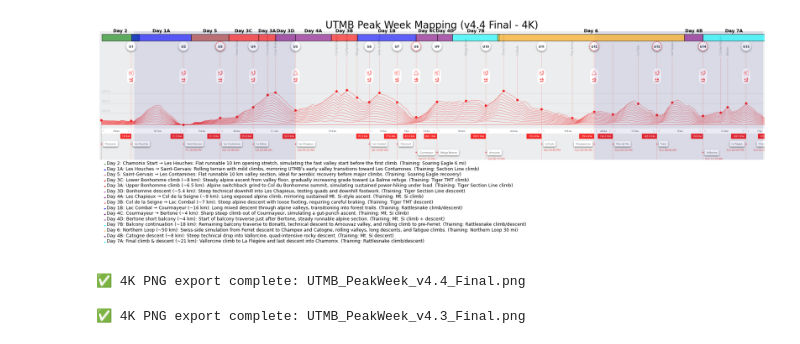
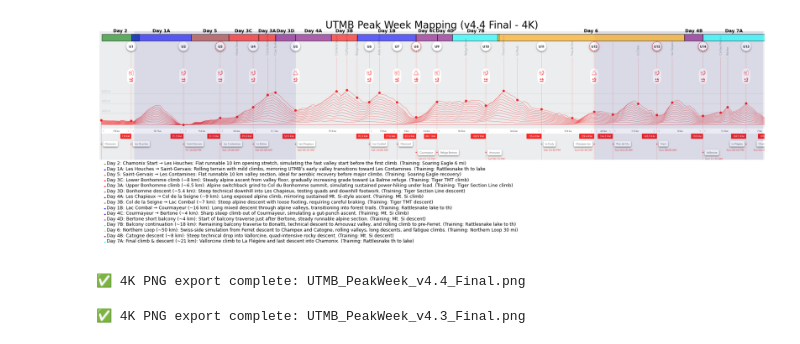
Before and after one commit to cobase2010/UTMB-Course-Mapping-to-Training, a Jupyter notebook: UTMB_peak_week.ipynb, the cells around one changed output. Saved outputs shown, nothing was run; the diff lists cells and outputs as text; code cells hidden in the pictures.

```diff
--- a/UTMB_peak_week.ipynb
+++ b/UTMB_peak_week.ipynb
@@ -65,7 +65,7 @@ blocks_km = [
     # Day 1A: Les Houches → Saint-Gervais → Les Contamines
     {"day": "Day 1A", "color": "blue",
      "desc": "Les Houches → Saint-Gervais: Rolling terrain with mild climbs, mirroring UTMB’s early valley transitions "
-             "toward Les Contamines. (Training: Section Line climb)",
+             "toward Les Contamines. (Training: Rattlesnake th to lake",
      "start_km": aid_stations_km["Les Houches"], "km": 16},
 
     # Day 5: Saint-Gervais → Les Contamines flat runnable valley
@@ -110,7 +110,7 @@ blocks_km = [
     # Day 1B: Lac Combal → Courmayeur descent
     {"day": "Day 1B", "color": "blue",
      "desc": "Lac Combal → Courmayeur (~16 km): Long mixed descent through alpine valleys, transitioning into "
-             "forest trails. (Training: Rattlesnake climb/descent)",
+             "forest trails. (Training: Rattlesnake lake to th)",
      "start_km": aid_stations_km["Lac Combal"],
      "km": aid_stations_km["Courmayeur"] - aid_stations_km["Lac Combal"]},
 
@@ -124,7 +124,7 @@ blocks_km = [
     # Day 4D: Bertone short balcony section
     {"day": "Day 4D", "color": "purple",
      "desc": "Bertone short balcony (~4 km): Start of balcony traverse just after Bertone, "
-             "steady runnable alpine section. (Training: Mt. Si climb + descent)",
+             "steady runnable alpine section. (Training: Mt. Si descent)",
      "start_km": aid_stations_km["Refuge Bertone"],
      "km": 4},
 
@@ -132,7 +132,7 @@ blocks_km = [
     {"day": "Day 7B", "color": "cyan",
      "desc": "Balcony continuation (~18 km): Remaining balcony traverse to Bonatti, "
              "technical descent to Arnouvaz valley, and rolling climb to pre-Ferret. "
-             "(Training: Rattlesnake climb/descent)",
+             "(Training: Rattlesnake lake to th)",
      "start_km": aid_stations_km["Refuge Bertone"] + 4,
      "km": aid_stations_km["Grand Col Ferret"] - (aid_stations_km["Refuge Bertone"] + 4) - 1},
 
@@ -153,7 +153,7 @@ blocks_km = [
     # Day 7A: Vallorcine → La Flégère → Chamonix
     {"day": "Day 7A", "color": "cyan",
      "desc": "Final climb & descent (~21 km): Vallorcine climb to La Flégère and last descent into Chamonix. "
-             "(Training: Rattlesnake climb/descent)",
+             "(Training: Rattlesnake th to lake)",
      "start_km": aid_stations_km["Vallorcine"],
      "km": aid_stations_km["Chamonix Finish"] - aid_stations_km["Vallorcine"]},
 ]
@@ -178,34 +178,34 @@ ax.add_patch(patches.Rectangle((km_to_x(131), 0), km_to_x(176)-km_to_x(131), hei
 # # === Aid Stations ===
 # for name, km in aid_stations_km.items():
 #     x = km_to_x(km)
 #     ax.axvline(x=x, color="red", linestyle="--", linewidth=1.5)
 #     ax.text(x, height - extra_space - 15, name, ha="center", va="top", fontsize=10, color="red", rotation=90)
 
 # === Training Blocks ===
 block_height = 75
 block_y = 30
 for b in blocks_km:
     x_start = km_to_x(b["start_km"])
     width = km_to_x(b["start_km"] + b["km"]) - x_start
     rect = patches.Rectangle((x_start, block_y), width, block_height, facecolor=b["color"], alpha=0.6, edgecolor="black")
     ax.add_patch(rect)
     ax.text(x_start + width/2, block_y - 8, b["day"], ha="center", va="bottom", fontsize=9, fontweight="bold", color="black")
 
 # === Legend ===
 legend_y_start = img.size[1] - extra_space + 50
 line_spacing = 60
 for i, b in enumerate(blocks_km):
     y_pos = legend_y_start + i * line_spacing
     ax.add_patch(patches.Rectangle((50, y_pos - 6), 14, 10, facecolor=b["color"]))
     ax.text(75, y_pos, f"{b['day']}: {b['desc']}", fontsize=9, color="black", ha="left")
 
 # === Export 4K PNG ===
 fig.savefig("UTMB_PeakWeek_v4.4_Final.png", dpi=160, bbox_inches="tight", pad_inches=0)
 plt.show()
 
 print("✅ 4K PNG export complete: UTMB_PeakWeek_v4.4_Final.png")
 # %% [output]
-[figure, old version]
+[figure, new version]
 ✅ 4K PNG export complete: UTMB_PeakWeek_v4.4_Final.png
 # %%
 # === Save 4K PNG ===
```
